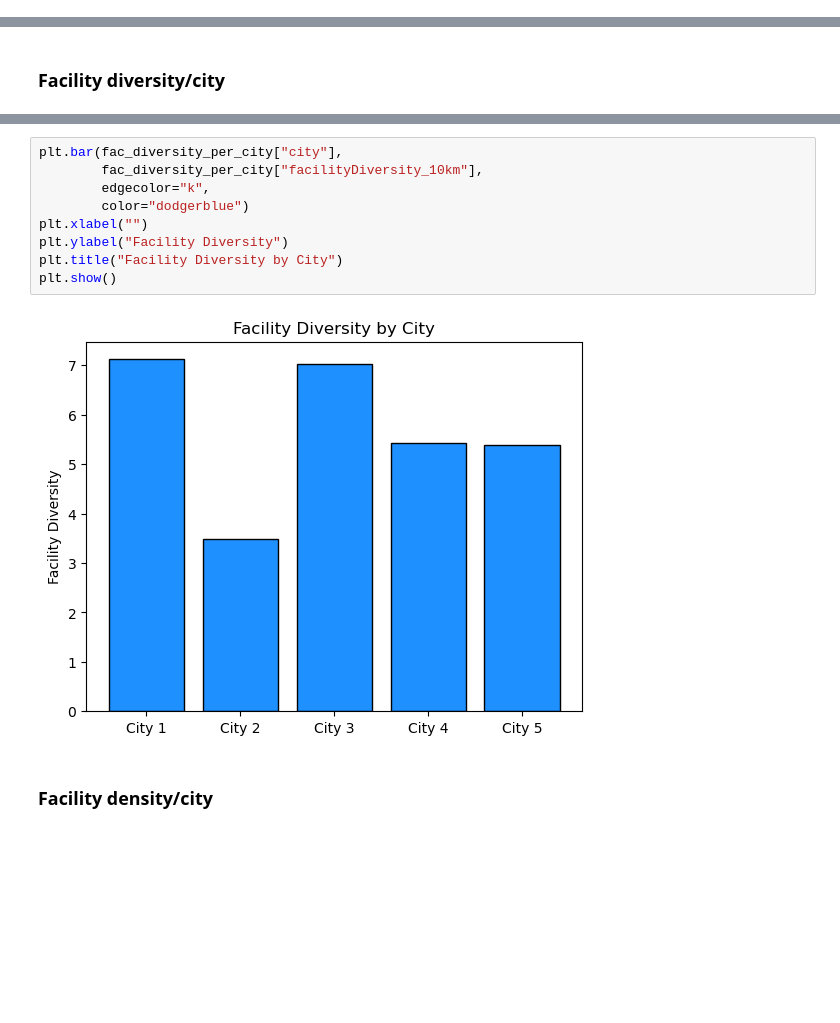
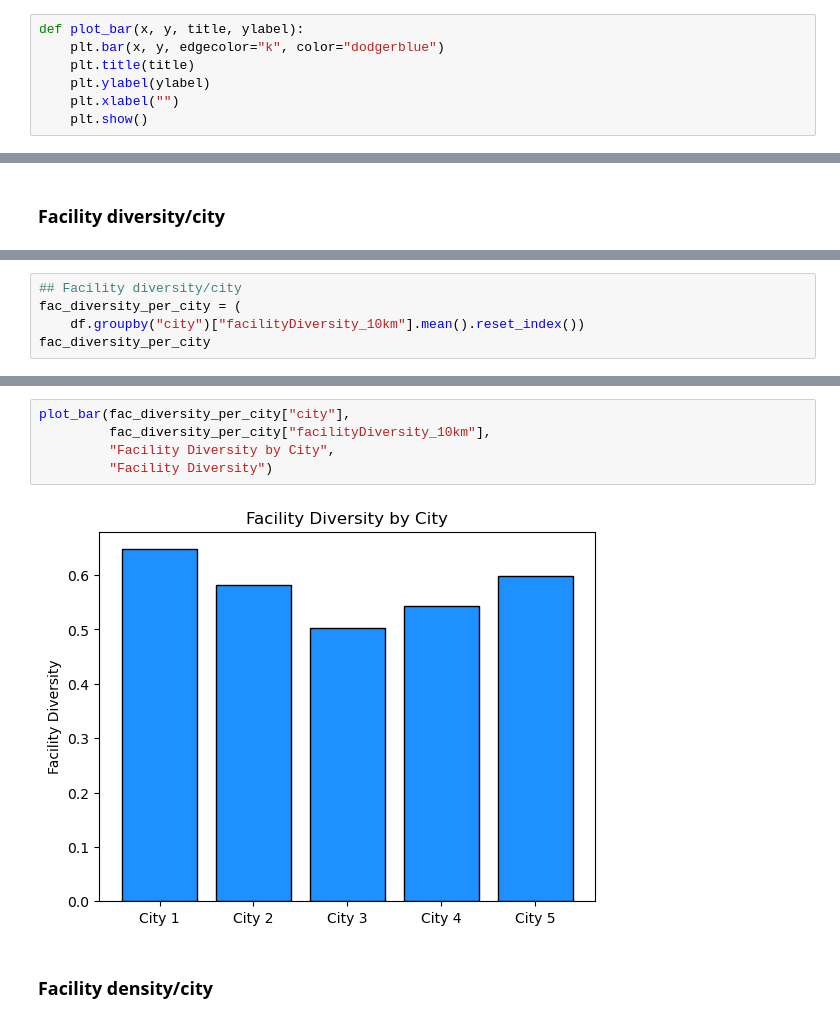
Before and after one commit to rodriguesfhs/research-grid, a Jupyter notebook: research-center-assignment/EDA_and_Model.ipynb, the cells around one changed output, grey strips where cells are left out. Drawn from its saved outputs; the diff is of its cells as text; blank space fills up the shorter version.

```diff
--- a/research-center-assignment/EDA_and_Model.ipynb
+++ b/research-center-assignment/EDA_and_Model.ipynb
@@ -55,3 +68,10 @@ dtype: int64
+# %%
+def plot_bar(x, y, title, ylabel):
+    plt.bar(x, y, edgecolor="k", color="dodgerblue")
+    plt.title(title)
+    plt.ylabel(ylabel)
+    plt.xlabel("")
+    plt.show()
 # %% [markdown]
 ### Number of cities
 # %%
@@ -155,0 +158,5 @@ fac_diversity_per_city
+# %%
+## Facility diversity/city
+fac_diversity_per_city = (
+    df.groupby("city")["facilityDiversity_10km"].mean().reset_index())
+fac_diversity_per_city
@@ -156,14 +170,10 @@ fac_diversity_per_city
 # %%
-plt.bar(fac_diversity_per_city["city"],
-        fac_diversity_per_city["facilityDiversity_10km"],
-        edgecolor="k",
-        color="dodgerblue")
-plt.xlabel("")
-plt.ylabel("Facility Diversity")
-plt.title("Facility Diversity by City")
-plt.show()
+plot_bar(fac_diversity_per_city["city"],
+         fac_diversity_per_city["facilityDiversity_10km"],
+         "Facility Diversity by City",
+         "Facility Diversity")
 # %% [output]
-[figure, old version]
+[figure, new version]
 # %% [markdown]
 ### Facility density/city
 # %%
```
Also changed, not shown: parts of 16 cells of this notebook.
